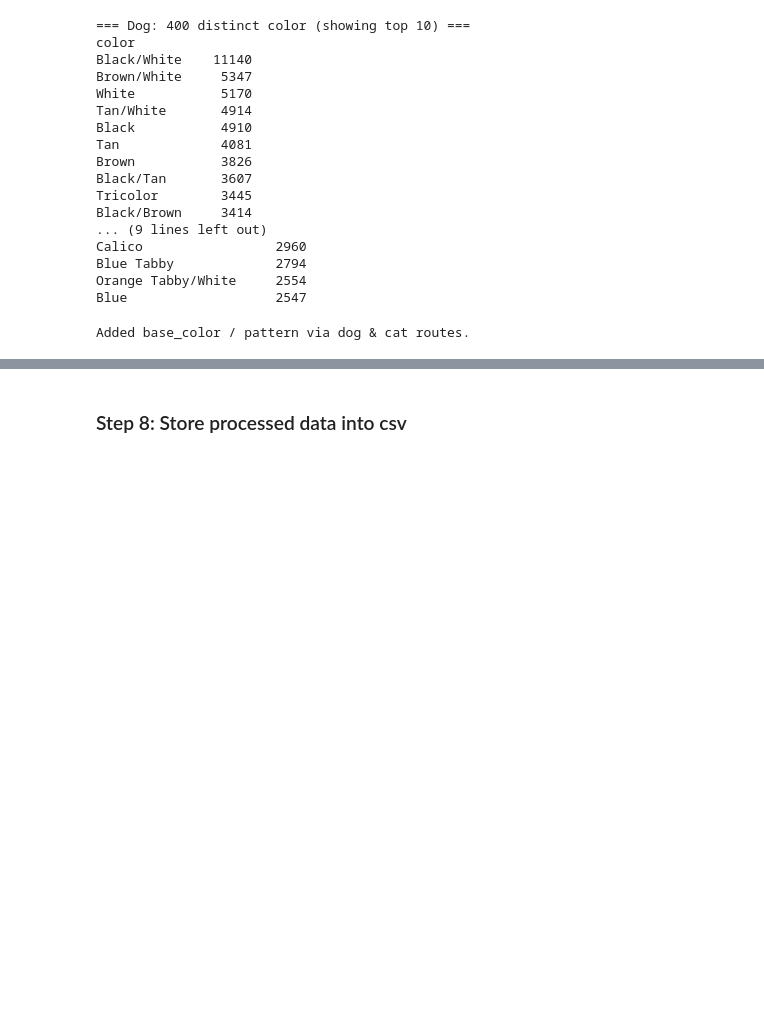
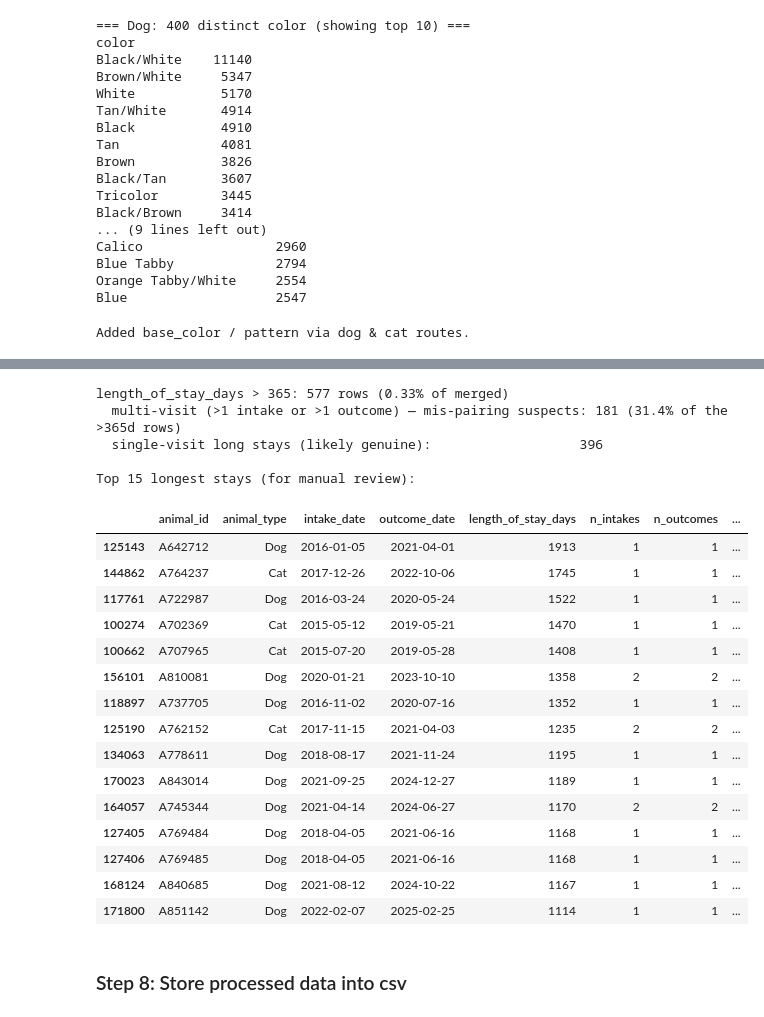
Before and after one commit to chienchien50425-alt/austin-animal-center, a Jupyter notebook: notebooks/01_cleaning.ipynb, the cells around one changed output, grey strips where cells are left out. Drawn from its saved outputs; the diff is of its cells as text; code cells hidden in the pictures; blank space fills up the shorter version.

```diff
--- a/notebooks/01_cleaning.ipynb
+++ b/notebooks/01_cleaning.ipynb
@@ -419,6 +420,15 @@ df_full_merged['length_of_stay_days'] = (
 ).dt.days
 print(f'Negative length of stay: {(df_full_merged["length_of_stay_days"] < 0).sum():,} days')
 print(f'Median length of stay:   {df_full_merged["length_of_stay_days"].median():.0f} days')
+print('='*60)
+
+# Derived column- 'is_long_stay' (PRIMARY TARGET): AAC official long-stay = stay over 30 days (strict >)
+LONG_STAY_THRESHOLD = 30
+df_full_merged['is_long_stay'] = (
+    df_full_merged['length_of_stay_days'] > LONG_STAY_THRESHOLD
+).astype(int)
+print('is_long_stay rate by animal_type:')
+print(df_full_merged.groupby('animal_type')['is_long_stay'].mean())
 print('='*60)
 
 # Derived column- 'age_at_intake_days'
@@ -462,3 +485,48 @@ Dropped 191 rows with negative age_at_intake_days (0.11%) — 172,612 rows remai
+# %%
+# Surface (do NOT modify) very long stays that may be merge_asof mis-pairings.
+LONG_STAY_AUDIT_DAYS = 365
+longstay = df_full_merged[df_full_merged['length_of_stay_days'] > LONG_STAY_AUDIT_DAYS].copy()
+n = len(longstay)
+print(f'length_of_stay_days > {LONG_STAY_AUDIT_DAYS}: {n:,} rows '
+      f'({n / len(df_full_merged) * 100:.2f}% of merged)')
+
+# Times each animal_id appears in the RAW exports (>1 visit => mis-pairing suspect)
+intake_visits  = df_full_intakes['Animal ID'].value_counts()
+outcome_visits = df_full_outcomes['Animal ID'].value_counts()
+longstay['n_intakes']  = longstay['animal_id'].map(intake_visits).fillna(0).astype(int)
+longstay['n_outcomes'] = longstay['animal_id'].map(outcome_visits).fillna(0).astype(int)
+
+multi = (longstay['n_intakes'] > 1) | (longstay['n_outcomes'] > 1)
+print(f'  multi-visit (>1 intake or >1 outcome) — mis-pairing suspects: {multi.sum():,} '
+      f'({multi.mean()*100:.1f}% of the >365d rows)')
+print(f'  single-visit long stays (likely genuine):                   {(~multi).sum():,}')
+
+cols = ['animal_id', 'animal_type', 'intake_date', 'outcome_date',
+        'length_of_stay_days', 'n_intakes', 'n_outcomes', 'outcome_type']
+print('\nTop 15 longest stays (for manual review):')
+display(longstay.sort_values('length_of_stay_days', ascending=False)[cols].head(15))
+# %% [output]
+length_of_stay_days > 365: 577 rows (0.33% of merged)
+  multi-visit (>1 intake or >1 outcome) — mis-pairing suspects: 181 (31.4% of the >365d rows)
+  single-visit long stays (likely genuine):                   396
+
+Top 15 longest stays (for manual review):
+|  | animal_id | animal_type | intake_date | outcome_date | length_of_stay_days | n_intakes | n_outcomes | ... |
+| 125143 | A642712 | Dog | 2016-01-05 | 2021-04-01 | 1913 | 1 | 1 | ... |
+| 144862 | A764237 | Cat | 2017-12-26 | 2022-10-06 | 1745 | 1 | 1 | ... |
+| 117761 | A722987 | Dog | 2016-03-24 | 2020-05-24 | 1522 | 1 | 1 | ... |
+| 100274 | A702369 | Cat | 2015-05-12 | 2019-05-21 | 1470 | 1 | 1 | ... |
+| 100662 | A707965 | Cat | 2015-07-20 | 2019-05-28 | 1408 | 1 | 1 | ... |
+| 156101 | A810081 | Dog | 2020-01-21 | 2023-10-10 | 1358 | 2 | 2 | ... |
+| 118897 | A737705 | Dog | 2016-11-02 | 2020-07-16 | 1352 | 1 | 1 | ... |
+| 125190 | A762152 | Cat | 2017-11-15 | 2021-04-03 | 1235 | 2 | 2 | ... |
+| 134063 | A778611 | Dog | 2018-08-17 | 2021-11-24 | 1195 | 1 | 1 | ... |
+| 170023 | A843014 | Dog | 2021-09-25 | 2024-12-27 | 1189 | 1 | 1 | ... |
+| 164057 | A745344 | Dog | 2021-04-14 | 2024-06-27 | 1170 | 2 | 2 | ... |
+| 127405 | A769484 | Dog | 2018-04-05 | 2021-06-16 | 1168 | 1 | 1 | ... |
+| 127406 | A769485 | Dog | 2018-04-05 | 2021-06-16 | 1168 | 1 | 1 | ... |
+| 168124 | A840685 | Dog | 2021-08-12 | 2024-10-22 | 1167 | 1 | 1 | ... |
+| 171800 | A851142 | Dog | 2022-02-07 | 2025-02-25 | 1114 | 1 | 1 | ... |
 # %% [markdown]
 ### Step 8: Store processed data into csv
 # %%
```
Also changed, not shown: parts of 6 cells of this notebook.
